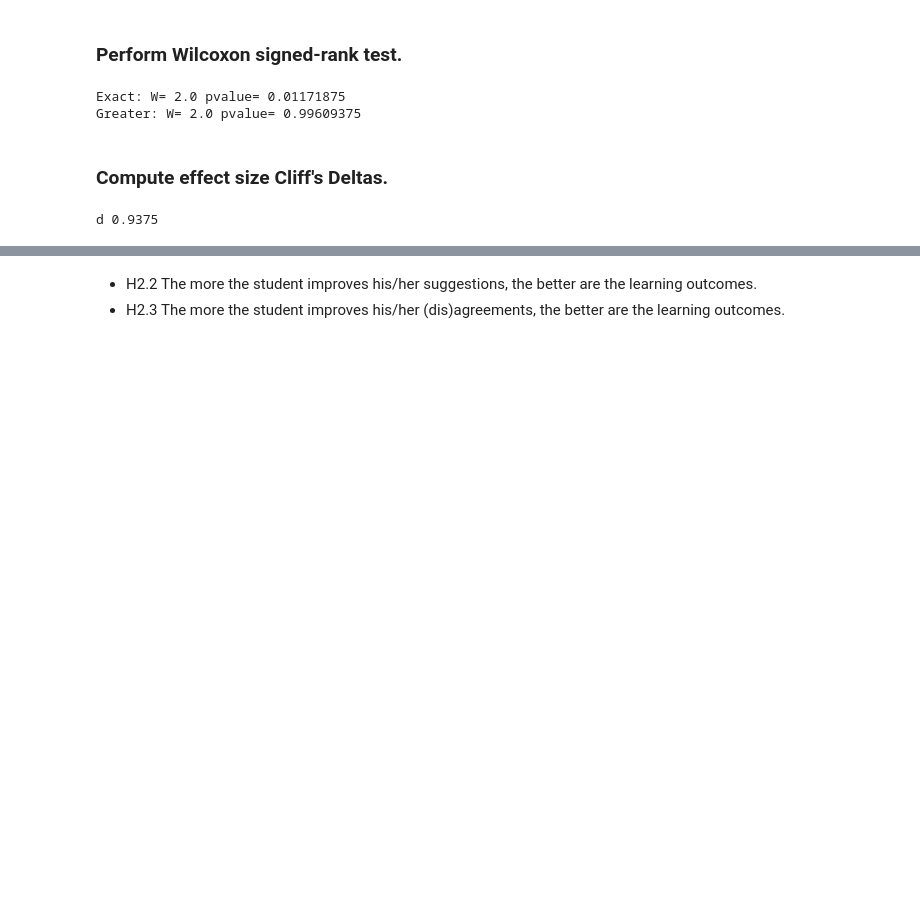
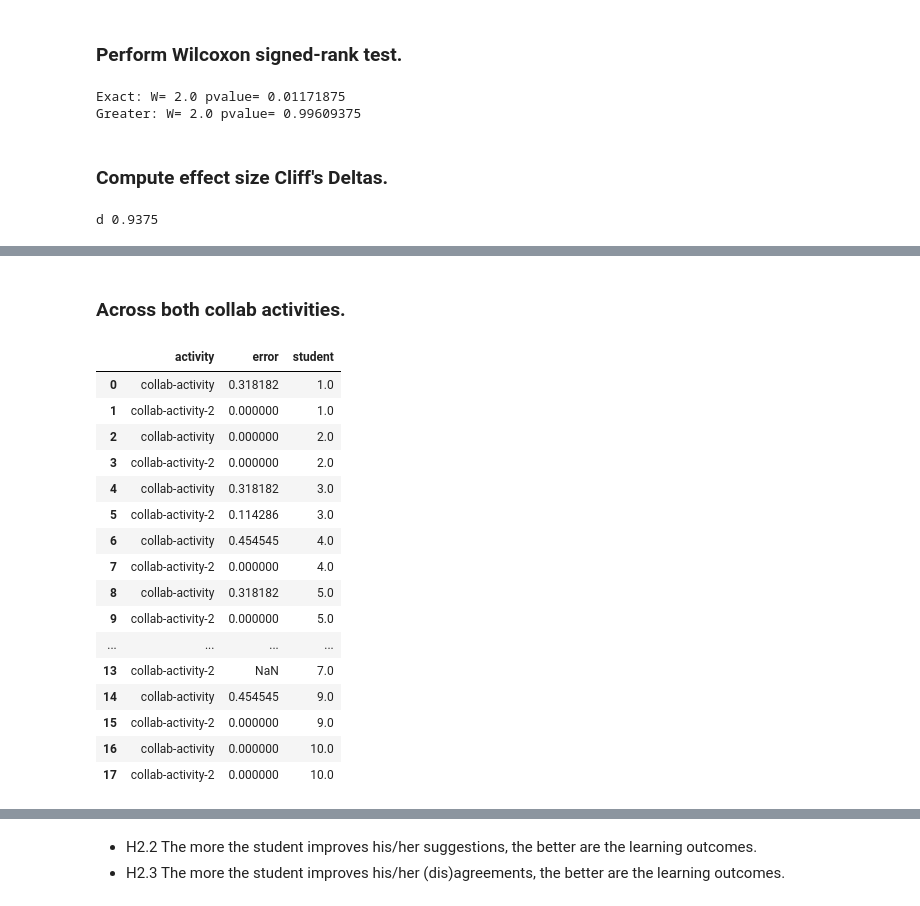
Before and after one commit to utku-norman/justhink-preexp-analysis, a Jupyter notebook: analysis/notebooks/05-comparing-error-difference-and-learning-gain.ipynb, the cells around one changed output, grey strips where cells are left out. Cells and saved outputs as stored; diff of their text form; code cells hidden in the pictures; blank space fills up the shorter version.

```diff
--- a/analysis/notebooks/05-comparing-error-difference-and-learning-gain.ipynb
+++ b/analysis/notebooks/05-comparing-error-difference-and-learning-gain.ipynb
@@ -181,0 +190,37 @@ d 0.9375
+# %% [markdown]
+### Across both collab activities.
+# %%
+fl_df = cdf_human.copy()
+
+fldf = pd.DataFrame()
+
+# formatting df so that only the first and last submissions remain
+students = [1, 2, 3, 4, 5, 6, 7, 9, 10]
+for i in students:
+    stdf = fl_df.loc[fl_df['student'] == i]
+    fl = pd.DataFrame()
+    fl = fl.append(stdf.iloc[0])
+    fl = fl.append(stdf.iloc[-1])
+    fldf = fldf.append(fl, ignore_index=True)
+
+
+fldf.drop(['agent'], axis=1, inplace=True)
+fldf
+# %% [output]
+|  | activity | error | student |
+| 0 | collab-activity | 0.318182 | 1.0 |
+| 1 | collab-activity-2 | 0.000000 | 1.0 |
+| 2 | collab-activity | 0.000000 | 2.0 |
+| 3 | collab-activity-2 | 0.000000 | 2.0 |
+| 4 | collab-activity | 0.318182 | 3.0 |
+| 5 | collab-activity-2 | 0.114286 | 3.0 |
+| 6 | collab-activity | 0.454545 | 4.0 |
+| 7 | collab-activity-2 | 0.000000 | 4.0 |
+| 8 | collab-activity | 0.318182 | 5.0 |
+| 9 | collab-activity-2 | 0.000000 | 5.0 |
+| ... | ... | ... | ... |
+| 13 | collab-activity-2 | NaN | 7.0 |
+| 14 | collab-activity | 0.454545 | 9.0 |
+| 15 | collab-activity-2 | 0.000000 | 9.0 |
+| 16 | collab-activity | 0.000000 | 10.0 |
+| 17 | collab-activity-2 | 0.000000 | 10.0 |
```
Also changed, not shown: parts of 11 cells of this notebook, 2 other files.
